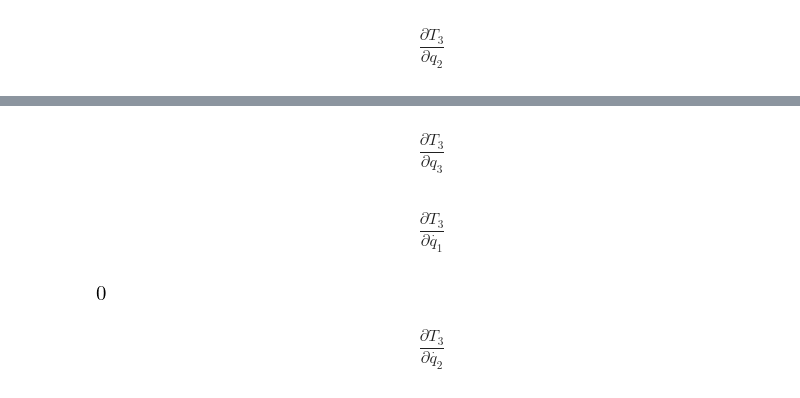
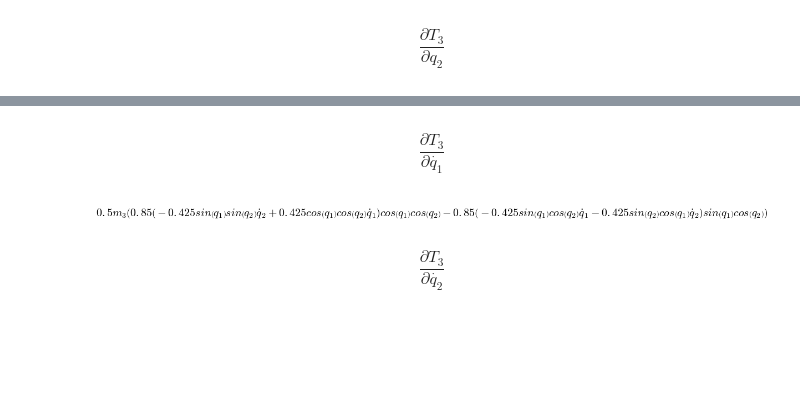
Before and after one commit to uliludmann/multibody_dynamics, a Jupyter notebook: Multibody Dynamics Caluclation.ipynb, the cells around one changed output, grey strips where cells are left out. Cells and saved outputs as stored; diff of their text form; code cells hidden in the pictures; blank space fills up the shorter version.

Commit message:
feat: clean writeup: lagrange first solution without plots

```diff
--- a/Multibody Dynamics Caluclation.ipynb
+++ b/Multibody Dynamics Caluclation.ipynb
@@ -351,11 +350,9 @@ diff(T3, q2)
-# %% [markdown]
-$$\frac{\partial T_{3}}{\partial q_{3}}$$
 # %% [markdown]
 $$\frac{\partial T_{3}}{\partial \dot{q_{1}}}$$
 # %%
-diff(T3, q1d)
+Derivative(T3, q1d)
 # %% [output]
-[figure, old version]
+[figure, new version]
 # %% [markdown]
 $$\frac{\partial T_{3}}{\partial \dot{q_{2}}}$$
 # %%
```
Also changed, not shown: parts of 24 cells of this notebook.
